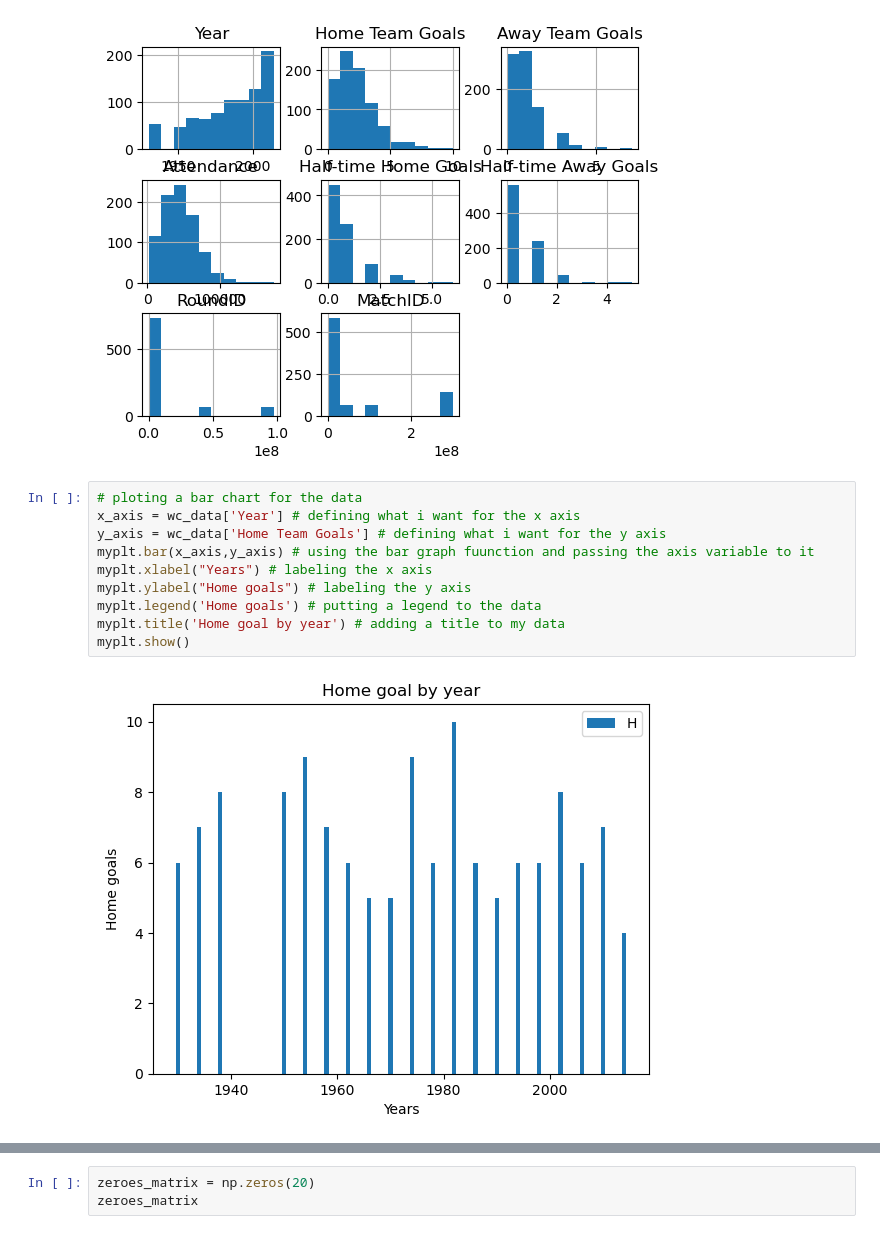
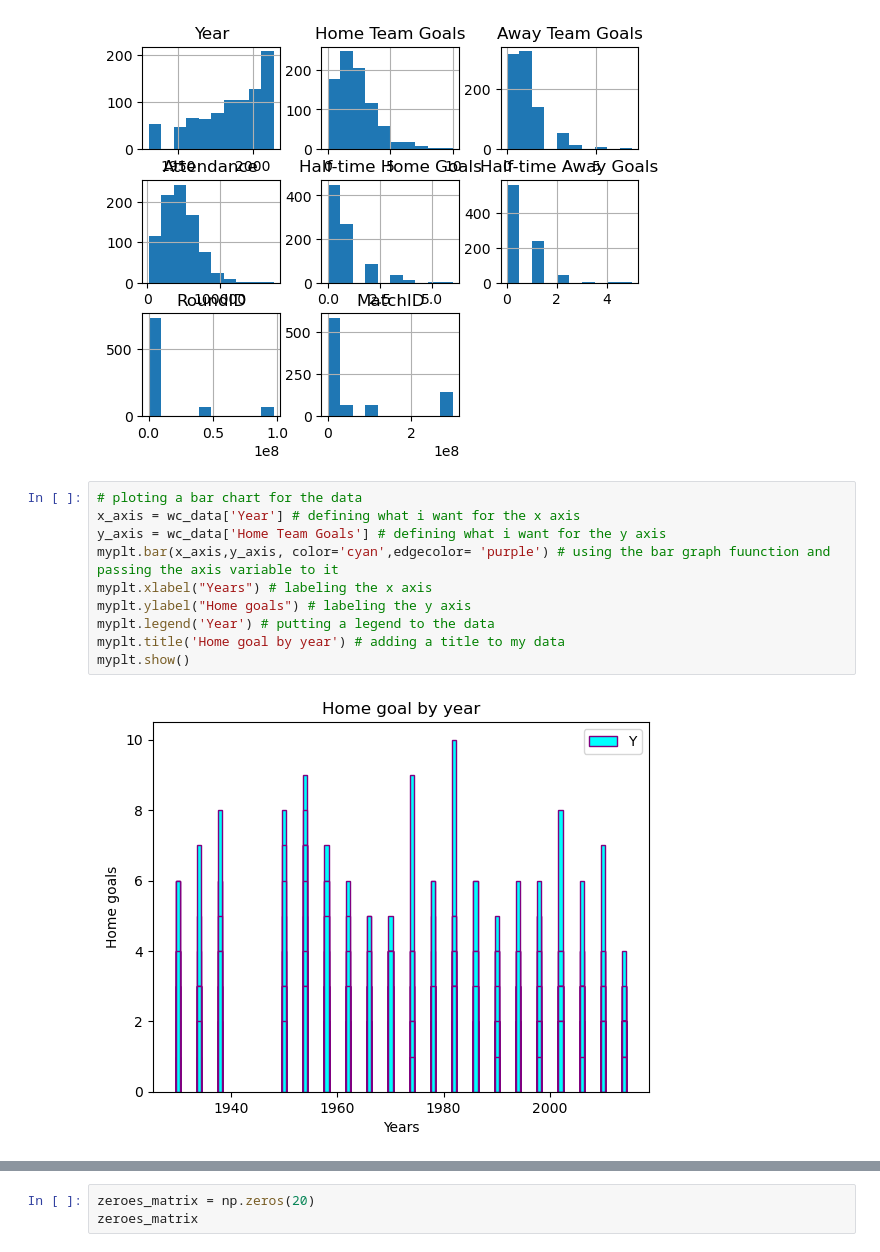
Before and after one commit to asanaa-data/mypymoringa2024, a Jupyter notebook: numpy_on_JPTR.ipynb, the cells around one changed output, grey strips where cells are left out. Drawn from its saved outputs; the diff is of its cells as text.

Commit message:
17 July 2024 study on graphs with group

```diff
--- a/numpy_on_JPTR.ipynb
+++ b/numpy_on_JPTR.ipynb
@@ -597,12 +714,12 @@ array([[<Axes: title={'center': 'Year'}>,
 # %%
 # ploting a bar chart for the data
 x_axis = wc_data['Year'] # defining what i want for the x axis
 y_axis = wc_data['Home Team Goals'] # defining what i want for the y axis
-myplt.bar(x_axis,y_axis) # using the bar graph fuunction and passing the axis variable to it
+myplt.bar(x_axis,y_axis, color='cyan',edgecolor= 'purple') # using the bar graph fuunction and passing the axis variable to it
 myplt.xlabel("Years") # labeling the x axis
 myplt.ylabel("Home goals") # labeling the y axis
-myplt.legend('Home goals') # putting a legend to the data
+myplt.legend('Year') # putting a legend to the data
 myplt.title('Home goal by year') # adding a title to my data
 myplt.show()
 # %% [output]
-[figure, old version]
+[figure, new version]
```
Also changed, not shown: parts of 31 cells of this notebook.
